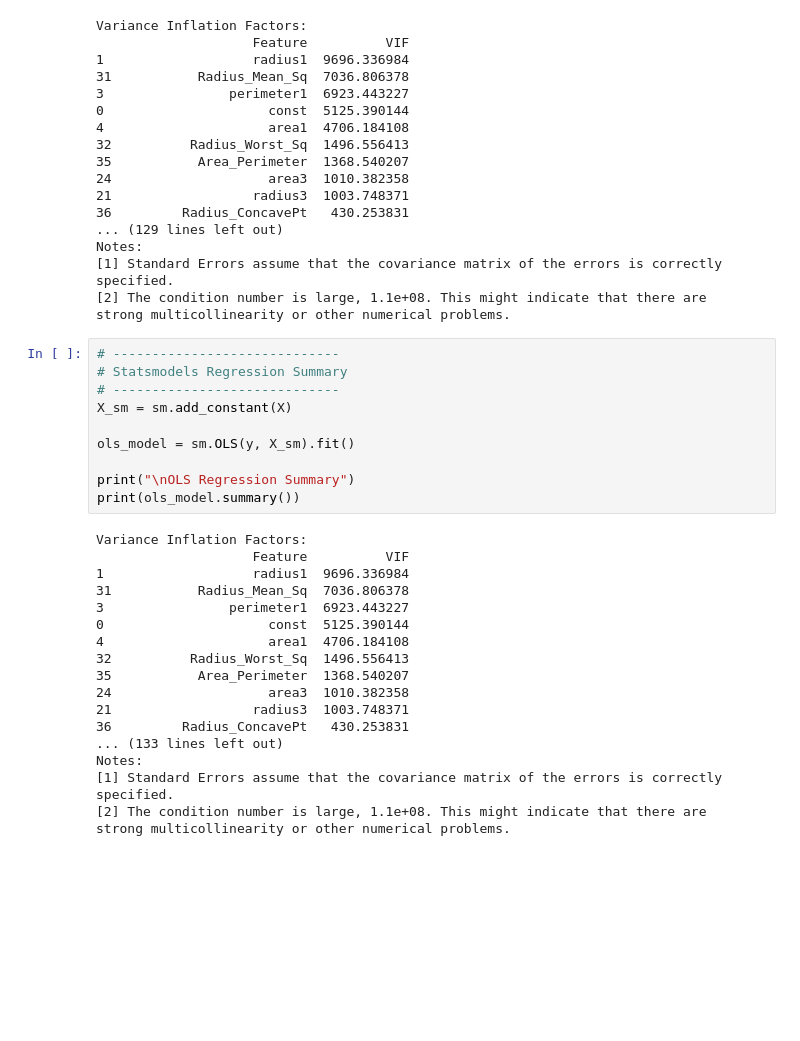
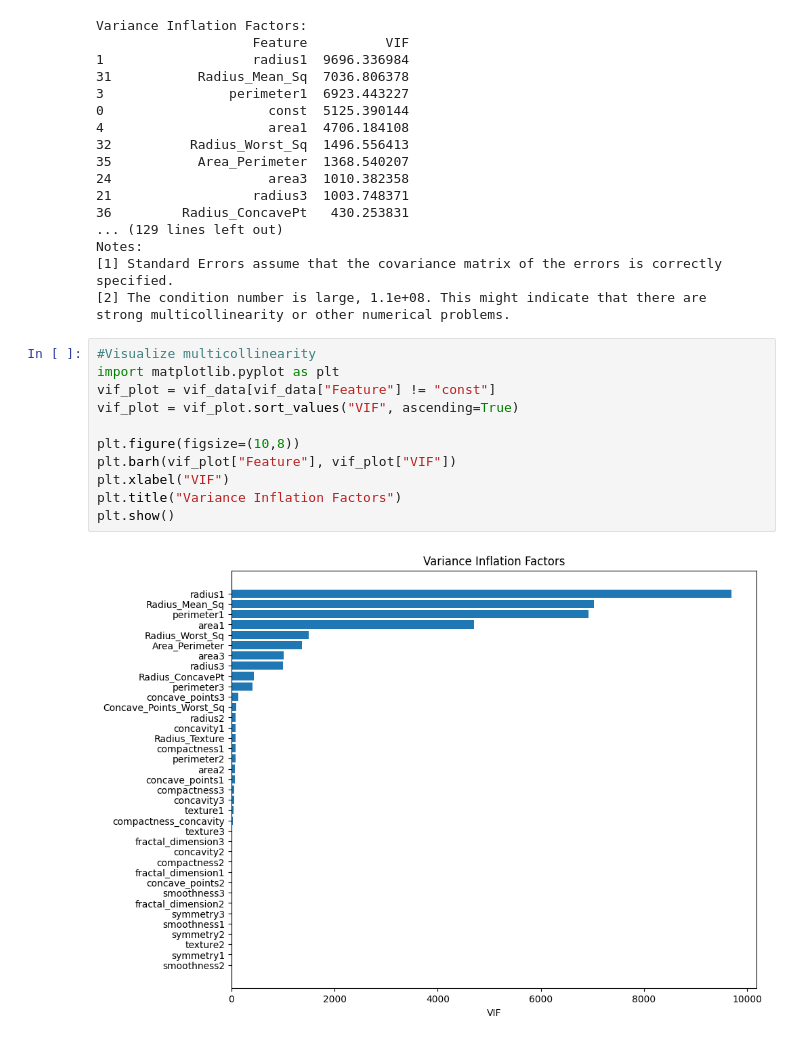
Before and after one commit to Jbaner/OMDSModC_Capstone_Project, a Jupyter notebook: OMDS_ModC_Week1_Banerjee_Jayeeta.ipynb, the cells around one changed output. Saved outputs shown, nothing was run; the diff lists cells and outputs as text; blank space fills up the shorter version.

```diff
--- a/OMDS_ModC_Week1_Banerjee_Jayeeta.ipynb
+++ b/OMDS_ModC_Week1_Banerjee_Jayeeta.ipynb
@@ -101,31 +101,16 @@ Notes:
 [1] Standard Errors assume that the covariance matrix of the errors is correctly specified.
 [2] The condition number is large, 1.1e+08. This might indicate that there are
 strong multicollinearity or other numerical problems.
-# %%
-# -----------------------------
-# Statsmodels Regression Summary
-# -----------------------------
-X_sm = sm.add_constant(X)
-
-ols_model = sm.OLS(y, X_sm).fit()
-
-print("\nOLS Regression Summary")
-print(ols_model.summary())
-# %% [output]
-Variance Inflation Factors:
-                    Feature          VIF
-1                   radius1  9696.336984
-31           Radius_Mean_Sq  7036.806378
-3                perimeter1  6923.443227
-0                     const  5125.390144
-4                     area1  4706.184108
-32          Radius_Worst_Sq  1496.556413
-35           Area_Perimeter  1368.540207
-24                    area3  1010.382358
-21                  radius3  1003.748371
-36         Radius_ConcavePt   430.253831
-... (133 lines left out)
-Notes:
-[1] Standard Errors assume that the covariance matrix of the errors is correctly specified.
-[2] The condition number is large, 1.1e+08. This might indicate that there are
-strong multicollinearity or other numerical problems.
+# %%
+#Visualize multicollinearity
+import matplotlib.pyplot as plt
+vif_plot = vif_data[vif_data["Feature"] != "const"]
+vif_plot = vif_plot.sort_values("VIF", ascending=True)
+
+plt.figure(figsize=(10,8))
+plt.barh(vif_plot["Feature"], vif_plot["VIF"])
+plt.xlabel("VIF")
+plt.title("Variance Inflation Factors")
+plt.show()
+# %% [output]
+[figure, added]
```
Also changed, not shown: parts of 2 cells of this notebook.
